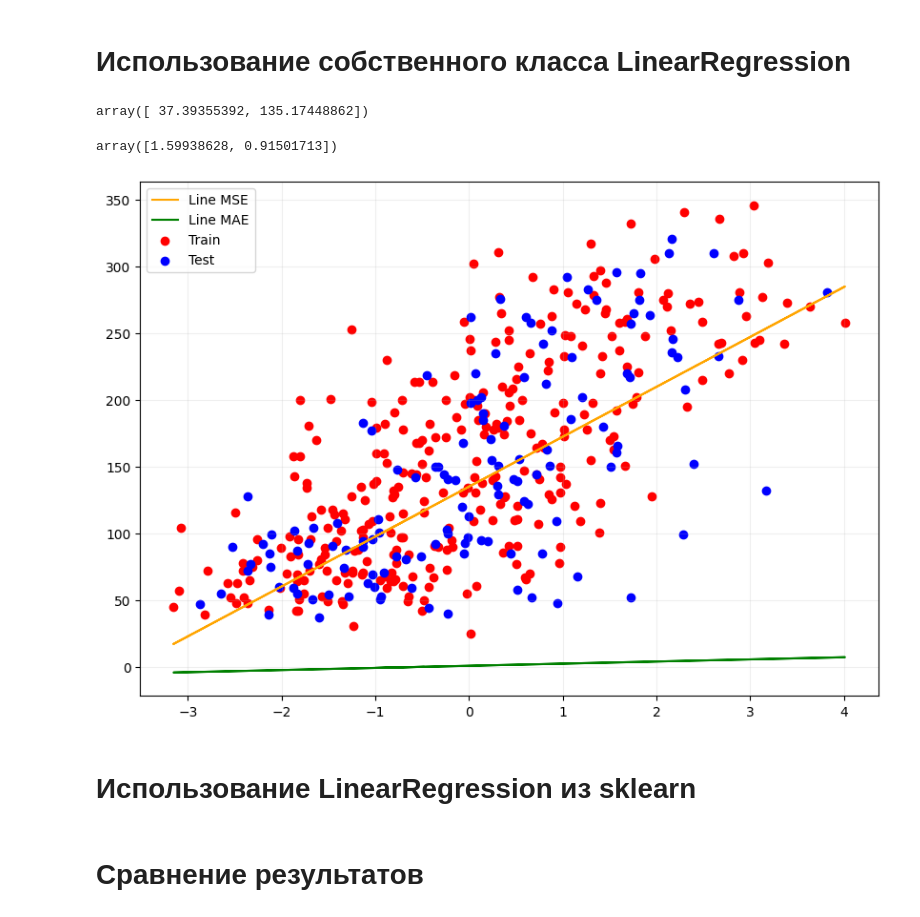
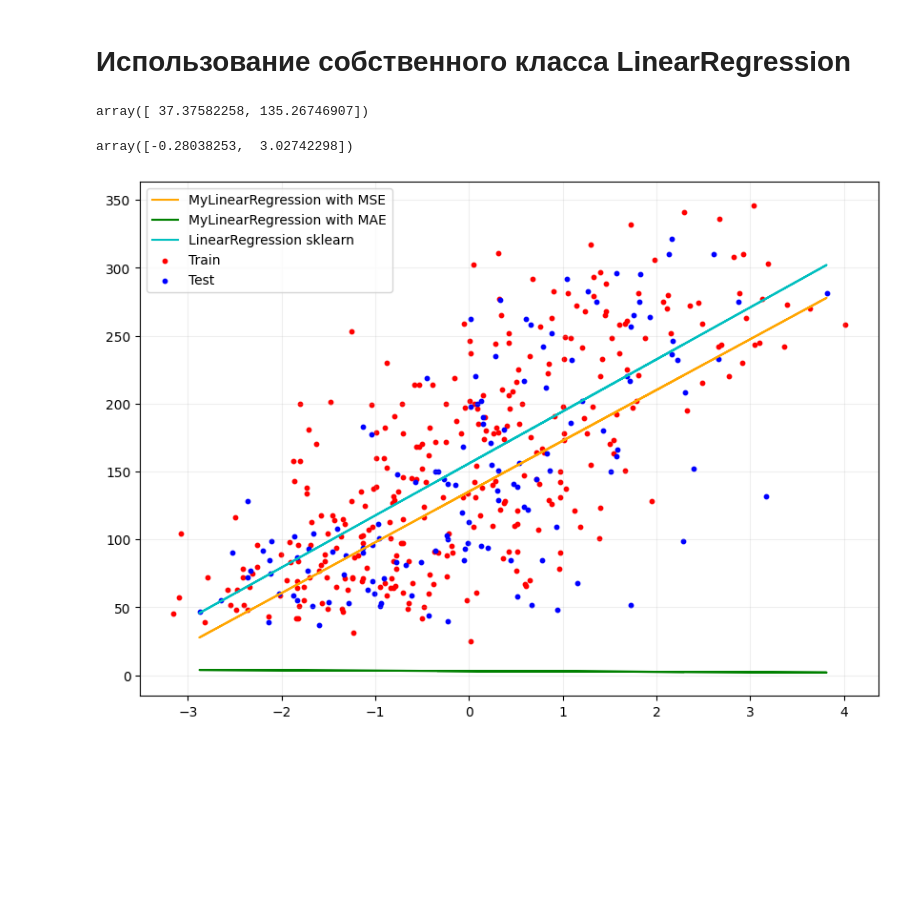
Before and after one commit to kudrmax/machine-learning, a Jupyter notebook: hse-miem/hse-miem-hw/hw2/task.ipynb, the cells around one changed output. Drawn from its saved outputs; the diff is of its cells as text; code cells hidden in the pictures; blank space fills up the shorter version.

```diff
--- a/hse-miem/hse-miem-hw/hw2/task.ipynb
+++ b/hse-miem/hse-miem-hw/hw2/task.ipynb
@@ -180,14 +180,12 @@ class MyLinearRegression:
         -------
 
         """
-        grad = np.zeros(2, dtype=float)
+        # grad = np.zeros(2, dtype=float)
         delta_y = (y - y_pred).reshape(-1, 1)
         if type == 'MSE':
-            grad = -2 * X * delta_y
-            grad = grad.mean(axis=0)
+            grad = (-2 * X * delta_y).mean(axis=0)
         elif type == 'MAE':
-            grad = - X *  delta_y / np.abs(delta_y)
-            grad = grad.mean(axis=0)
+            grad = (- X *  delta_y / np.abs(delta_y)).mean(axis=0)
         return grad
 
     def get_weights(self):
@@ -224,44 +222,50 @@ y_pred_MSE = clf.predict(X_test)
 weight_MSE = clf.get_weights()
 weight_MSE
 # %% [output]
-array([ 37.39355392, 135.17448862])
+array([ 37.37582258, 135.26746907])
 # %%
 # MAE
 
 clf = MyLinearRegression()
 
-clf.fit(X_train, y_train, type='MAE')
+clf.fit(X_train, y_train, type='MAE', max_iter=100)
 y_pred_MAE = clf.predict(X_test)
 
 weight_MAE = clf.get_weights()
 weight_MAE
 # %% [output]
-array([1.59938628, 0.91501713])
+array([-0.28038253,  3.02742298])
+# %%
+# sklearn
+
+from sklearn.linear_model import LinearRegression
+
+clf = LinearRegression()
+
+clf.fit(X_train, y_train)
+y_pred_sklearn = clf.predict(X_test)
 # %%
 import matplotlib.pyplot as plt
 
 
 def get_line(weight, x):
     return weight[0] * x + weight[1]
 
 
 plt.figure(figsize=(10, 7))
 
-plt.plot(X_train, get_line(weight_MSE, X_train), label='Line MSE', c='orange')
-plt.plot(X_train, get_line(weight_MAE, X_train), label='Line MAE', c='g')
+plt.plot(X_test, y_pred_MSE, label='MyLinearRegression with MSE', c='orange')
+plt.plot(X_test, y_pred_MAE, label='MyLinearRegression with MAE', c='g')
+plt.plot(X_test, y_pred_sklearn, label='LinearRegression sklearn', c='c')
 
-plt.scatter(X_train, y_train, label='Train', c='r')
-plt.scatter(X_test, y_test, label='Test', c='b')
+plt.scatter(X_train, y_train, label='Train', c='r', s=10)
+plt.scatter(X_test, y_test, label='Test', c='b', s=10)
 
 # plt.scatter(X_test, y_pred_MSE, label='Predicted MSE', c='y')
 # plt.scatter(X_test, y_pred_MAE, label='Predicted MAE', c='y')
 
 plt.grid(alpha=0.2)
 plt.legend()
 plt.show()
 # %% [output]
-[figure, old version]
+[figure, new version]
-# %% [markdown]
-# Использование LinearRegression из sklearn
-# %% [markdown]
-# Сравнение результатов
```
Also changed, not shown: parts of 2 cells of this notebook.
